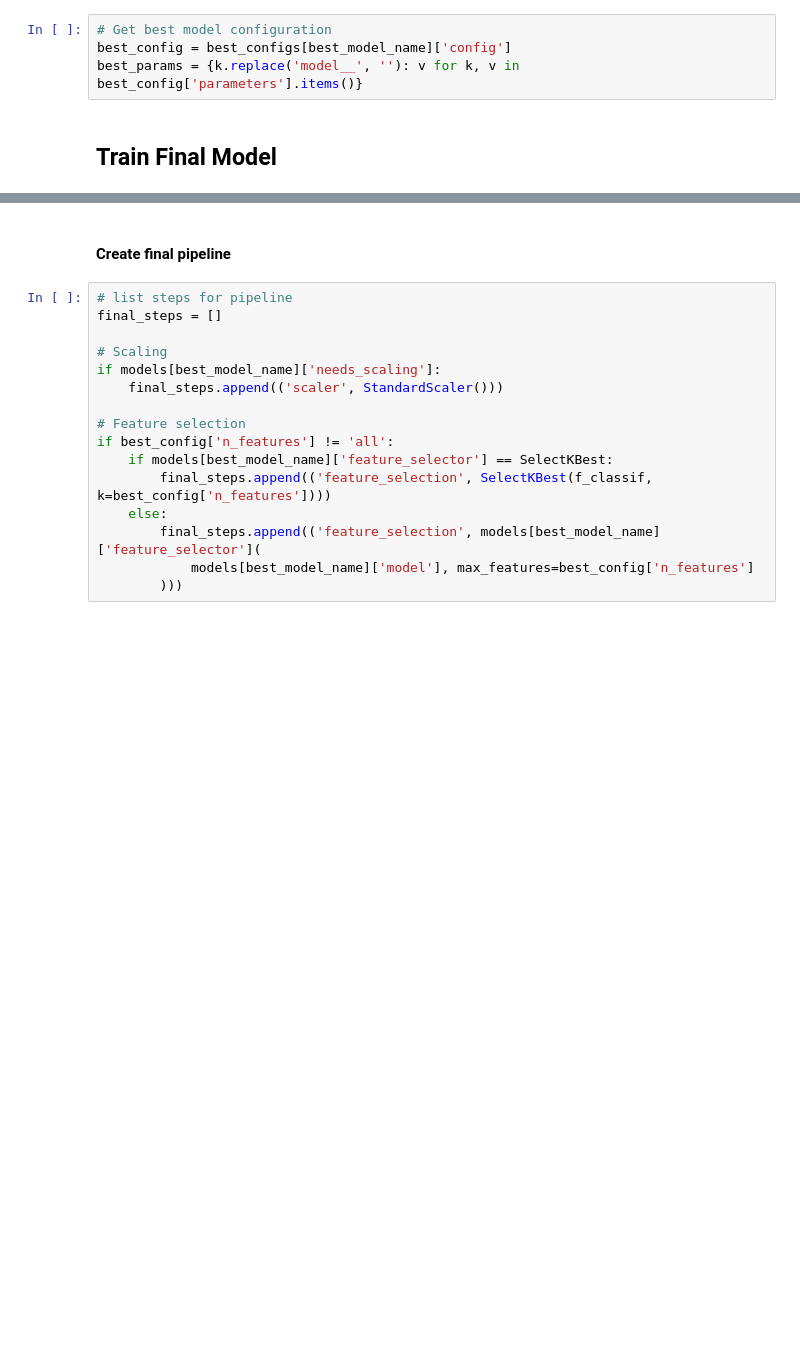
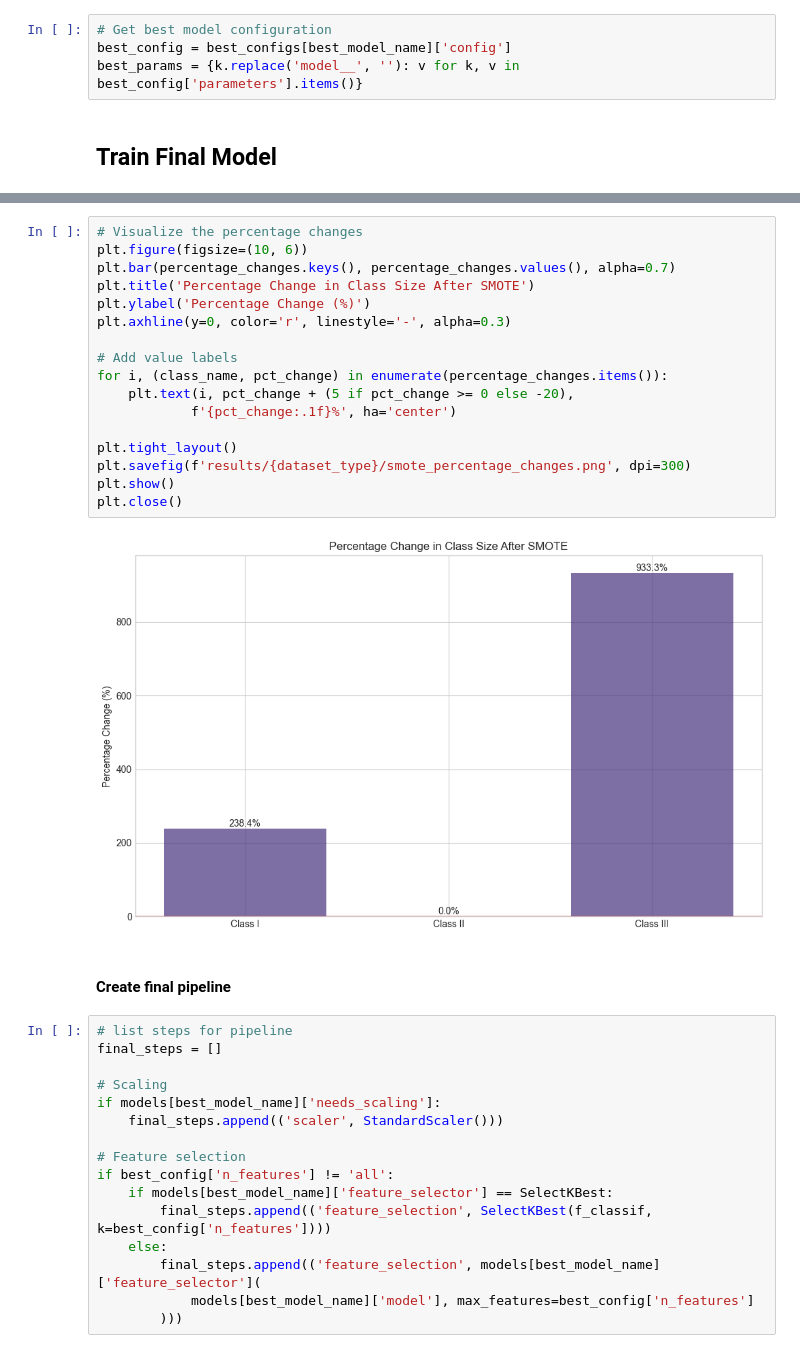
Before and after one commit to PareesaK/Improving-Recall-Effectiveness, a Jupyter notebook: code_library/Modeling.ipynb, the cells around one changed output, grey strips where cells are left out. Cells and saved outputs as stored; diff of their text form; blank space fills up the shorter version.

```diff
--- a/code_library/Modeling.ipynb
+++ b/code_library/Modeling.ipynb
@@ -657,3 +591,22 @@ random_forest
+# %%
+# Visualize the percentage changes
+plt.figure(figsize=(10, 6))
+plt.bar(percentage_changes.keys(), percentage_changes.values(), alpha=0.7)
+plt.title('Percentage Change in Class Size After SMOTE')
+plt.ylabel('Percentage Change (%)')
+plt.axhline(y=0, color='r', linestyle='-', alpha=0.3)
+
+# Add value labels
+for i, (class_name, pct_change) in enumerate(percentage_changes.items()):
+    plt.text(i, pct_change + (5 if pct_change >= 0 else -20),
+            f'{pct_change:.1f}%', ha='center')
+
+plt.tight_layout()
+plt.savefig(f'results/{dataset_type}/smote_percentage_changes.png', dpi=300)
+plt.show()
+plt.close()
+# %% [output]
+[figure, added]
 # %% [markdown]
 #### Create final pipeline
 # %%
```
Also changed, not shown: parts of 50 cells of this notebook.
